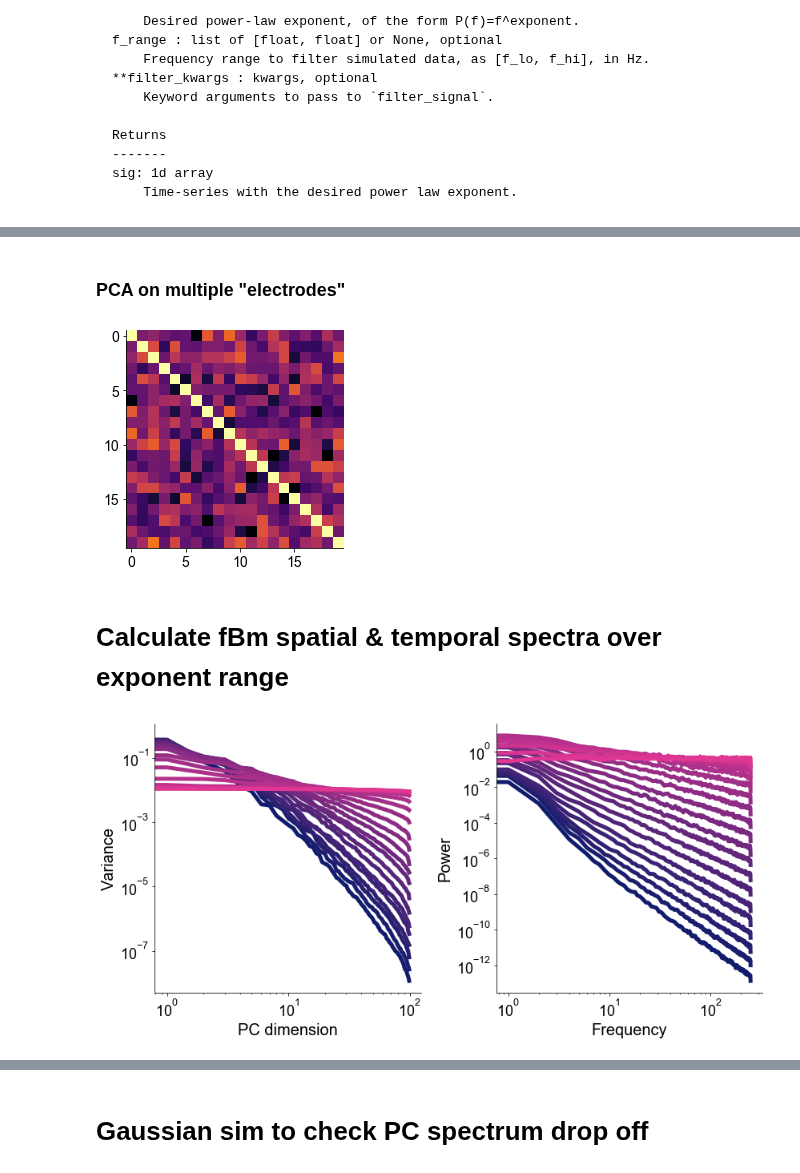
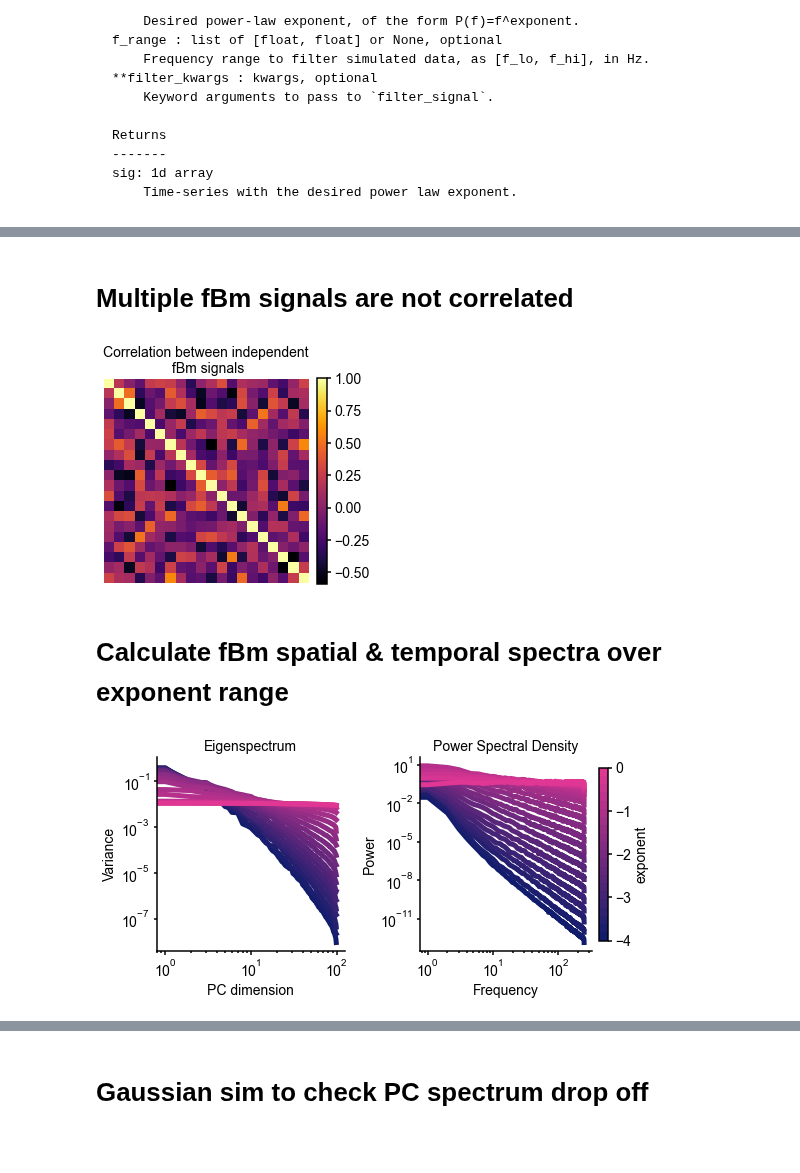
Before and after one commit to voytekresearch/galaxybrain, a Jupyter notebook: notebooks/noise_sim.ipynb, the cells around one changed output, grey strips where cells are left out. Saved outputs shown, nothing was run; the diff lists cells and outputs as text; code cells hidden in the pictures; blank space fills up the shorter version.

```diff
--- a/notebooks/noise_sim.ipynb
+++ b/notebooks/noise_sim.ipynb
@@ -59,18 +63,22 @@ plt.tight_layout()
-# %% [markdown]
-### PCA on multiple "electrodes"
+# %% [markdown]
+# Multiple fBm signals are not correlated
 # %%
 exp, num = -3, 20
 signals = []
 for i in enumerate(range(num)):
-    signals.append(sim_powerlaw(n_seconds=30, fs=500, f_range = [0.1,100], exponent=exp))
+    signals.append(sim_powerlaw(n_seconds=30, fs=500, f_range=[0.1,100], exponent=exp))
 
 correlations = np.corrcoef(np.array(signals))
 
 plt.figure()
 plt.imshow(correlations, 'inferno')
+plt.colorbar(fraction=0.046, pad=0.04)
+pltlabel('Correlation between independent\n fBm signals')
+plt.axis('off')
 plt.show()
+# plt.savefig('../fig/fbm/corr_mat.png', bbox_inches='tight', pad_inches=0.0, dpi=400)
 # %% [output]
-[figure, old version]
+[figure, new version]
 # %% [markdown]
 # Calculate fBm spatial & temporal spectra over exponent range
 # %%
@@ -108,20 +118,25 @@ exponents = np.around(np.arange(-4,0.2,0.2),1) #no sci notation
 slopes, pca_results, fft_results = sim_and_fit(exponents, sum_sig = False)
 slopes_sum, pca_results_sum, fft_results_sum = sim_and_fit(exponents, sum_sig = True)
 # %%
-rc_style(font_size=18)
+import matplotlib as mpl
+
 colorcycler(['#111d6c', '#e03694'], exponents.shape[0])
 # e spec
-plt.figure(figsize=(12,6))
+plt.figure(figsize=(8,4))
 plt.subplot(1,2,1)
 plt.loglog(pca_results_sum.T, linewidth=5)
-pltlabel('', 'PC dimension', 'Variance', size=20)
+pltlabel('Eigenspectrum', 'PC dimension', 'Variance')
 ## PSD
 plt.subplot(1,2,2)
 #plt.loglog(fft_results.mean(0), linewidth=5, color=cmap[i]) #in non summing case
 plt.loglog(fft_results_sum.T, linewidth=5)
-pltlabel('','Frequency', 'Power', size=20)
+pltlabel('Power Spectral Density','Frequency', 'Power')
+solo_colorbar(['#111d6c', '#e03694'],
+              len(exponents),
+              (exponents[0], exponents[-1]),
+              'exponent')
 plt.tight_layout()
-plt.show()
+# plt.savefig('../fig/fbm/spectra.png', bbox_inches='tight', pad_inches=0.0, dpi=400)
 # %% [output]
-[figure, old version]
+[figure, new version]
 # %%
```
Also changed, not shown: parts of 5 cells of this notebook, 3 other files.
